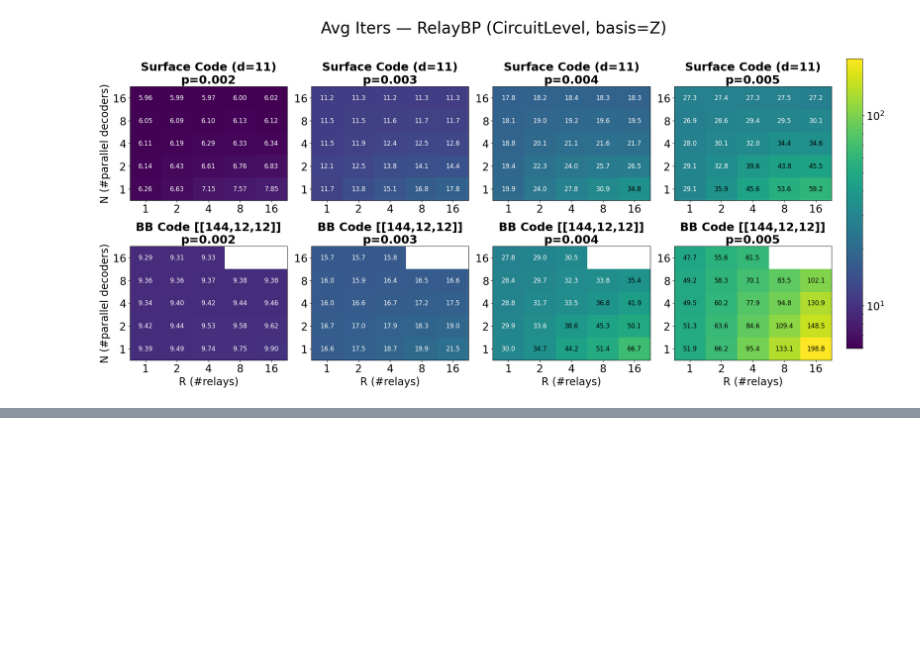
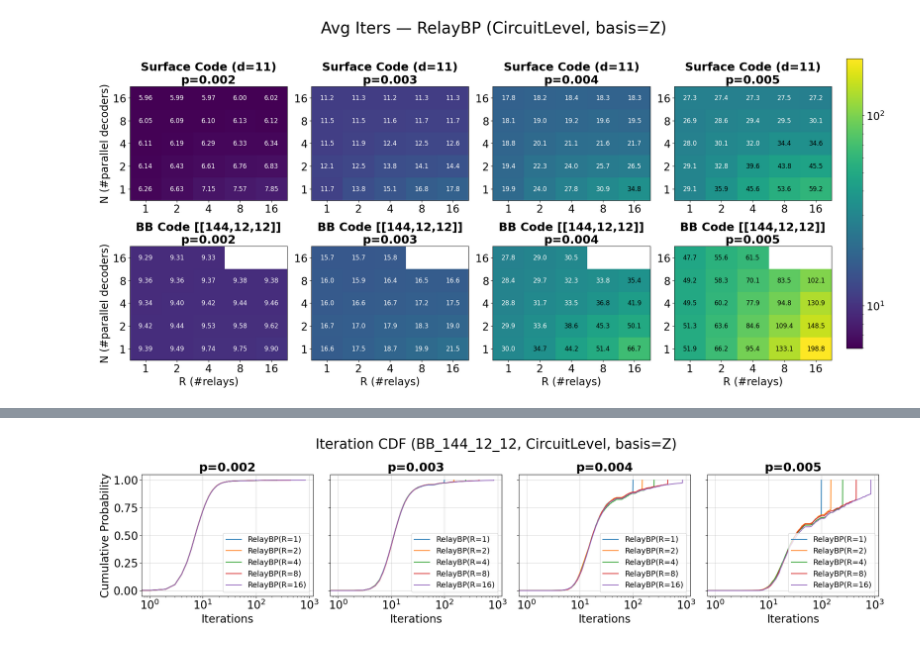
Before and after one commit to caoyingkang/QEC-decoder, a Jupyter notebook: benchmark-app/notebooks/numerical_study_relaybp.ipynb, the cells around one changed output, grey strips where cells are left out. Cells and saved outputs as stored; diff of their text form; code cells hidden in the pictures; blank space fills up the shorter version.

```diff
--- a/benchmark-app/notebooks/numerical_study_relaybp.ipynb
+++ b/benchmark-app/notebooks/numerical_study_relaybp.ipynb
@@ -687,0 +841,91 @@ plot_avg_iters_heatmap_relaybp(
+# %%
+def plot_iter_cdf(
+    *,
+    qec_params: QECParams,
+    p_list: list[float],
+    num_relays_list: list[int],
+    stop_nconv: int,
+    num_indep_decoders: int,
+):
+    all_decoder_labels = [f"RelayBP(R={r})" for r in num_relays_list]
+    # 1. Collect CDFs: {(decoder_label, p): cdf_array}
+    cdf_data: dict[tuple[str, float], np.ndarray] = {}
+
+    for s in all_stats:
+        m = s.metadata
+        if not (
+            m.code == qec_params.code
+            and m.noise_model == qec_params.noise_model
+            and m.d == qec_params.d
+            and m.rounds == qec_params.rounds
+            and m.basis == qec_params.basis
+            and m.p in p_list
+        ):
+            continue
+
+        if m.decoder_name == "RelayBP":
+            dp = m.decoder_params
+            if not (
+                dp["stop_nconv"] == stop_nconv
+                and dp["num_indep_decoders"] == num_indep_decoders
+                and dp["num_relays"] in num_relays_list
+            ):
+                continue
+            decoder_label = f"RelayBP(R={dp['num_relays']})"
+        else:
+            continue
+
+        # Include unconverged shots at the max_iter bin
+        hist = s.iters_hist_on_converged.copy()
+        hist[-1] += s.shots - s.synd_matches
+        assert int(np.sum(hist)) == s.shots
+
+        # Normalize to PMF
+        pmf = hist / np.sum(hist)
+        cdf = np.cumsum(pmf)
+        cdf_data[(decoder_label, m.p)] = cdf
+
+    # 2. Plot
+    ncols = len(p_list)
+    fig, axes = plt.subplots(1, ncols, figsize=(5 * ncols, 5), sharey=True)
+
+    for i, p in enumerate(p_list):
+        ax: Axes = axes[i]
+        for decoder_label in all_decoder_labels:
+            cdf = cdf_data[(decoder_label, p)]
+            ax.plot(cdf, label=decoder_label)
+        ax.set_xscale("log")
+        ax.set_xlabel("Iterations", fontsize=20)
+        ax.tick_params(axis="x", labelsize=20)
+        ax.tick_params(axis="y", labelsize=20)
+        ax.set_title(f"p={p}", fontsize=22, fontweight="bold")
+        ax.grid(True, alpha=0.5)
+        ax.legend(fontsize=14, loc="lower right")
+
+    axes[0].set_ylabel("Cumulative Probability", fontsize=20)
+
+    fig.suptitle(
+        f"Iteration CDF ({qec_params.code}, {qec_params.noise_model}, basis={qec_params.basis})",
+        fontsize=25,
+    )
+    fig.tight_layout()
+
+    plt.savefig("iter_cdf.pdf")
+    plt.show()
+
+
+plot_iter_cdf(
+    qec_params=QECParams(
+        code="BB_144_12_12",
+        noise_model="CircuitLevel",
+        d=12,
+        rounds=12,
+        basis="Z",
+    ),
+    p_list=DEFAULT_P_LIST,
+    num_relays_list=[1, 2, 4, 8, 16],
+    stop_nconv=1,
+    num_indep_decoders=1,
+)
+# %% [output]
+[figure, added]
```
Also changed, not shown: parts of 3 cells of this notebook.
